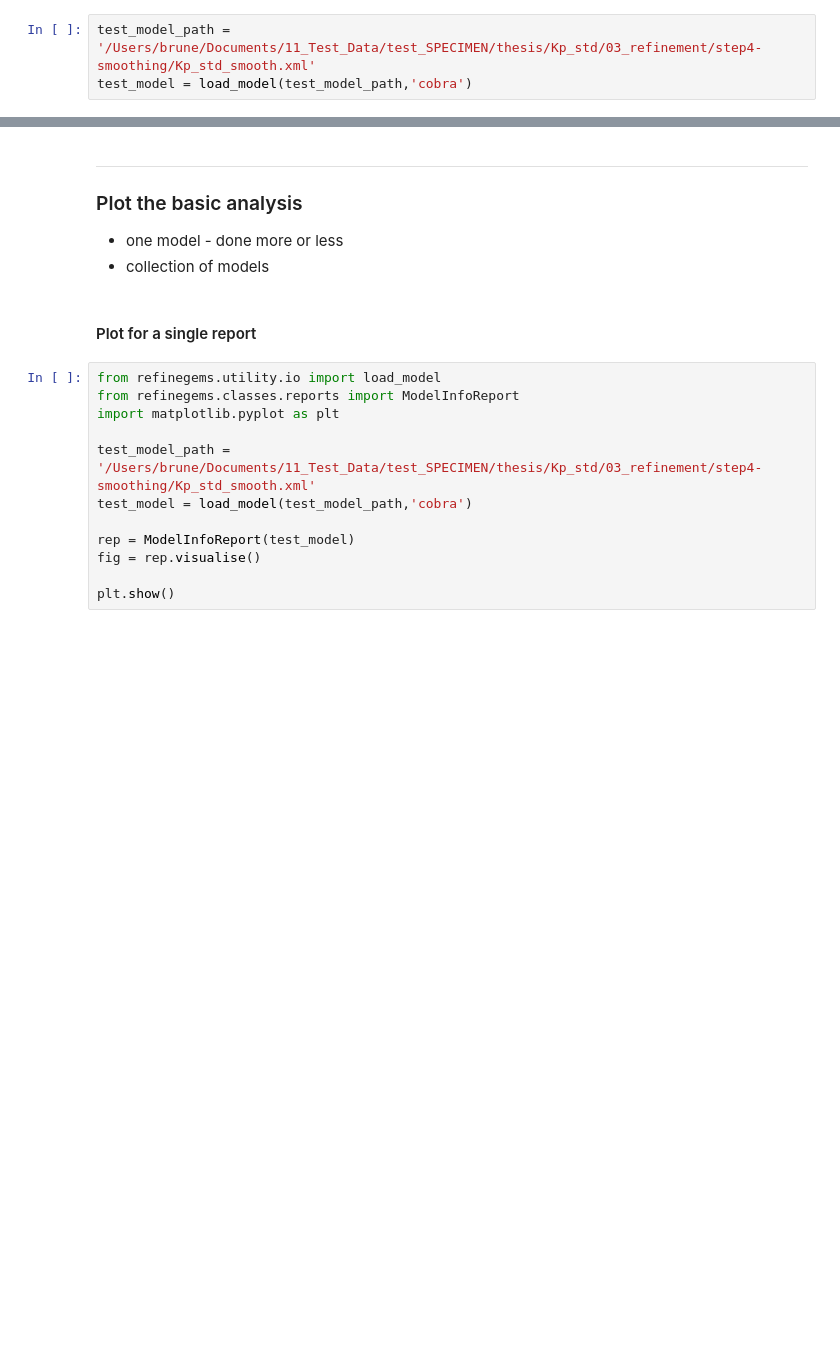
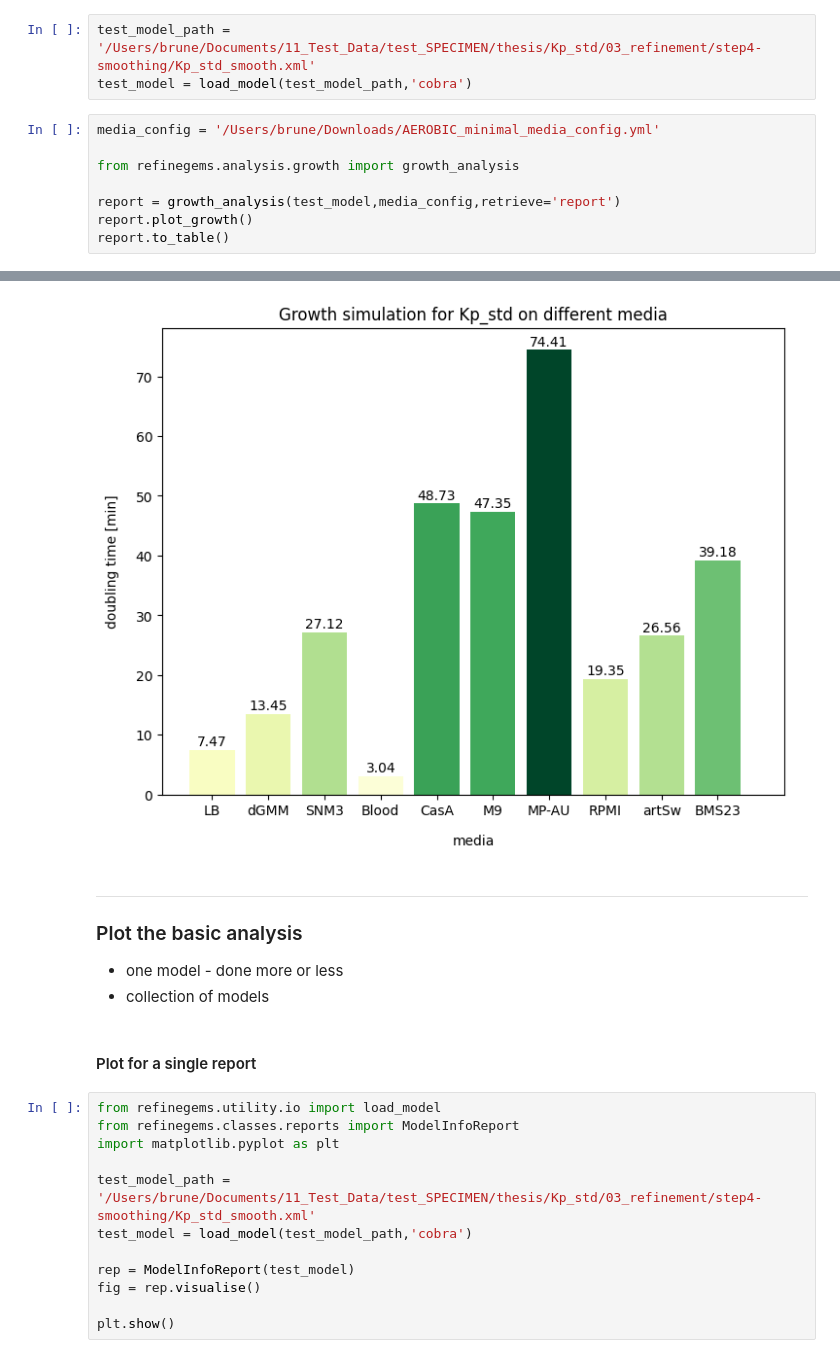
Before and after one commit to draeger-lab/refinegems, a Jupyter notebook: dev/CB_under_construction.ipynb, the cells around one changed output, grey strips where cells are left out. Saved outputs shown, nothing was run; the diff lists cells and outputs as text; blank space fills up the shorter version.

```diff
--- a/dev/CB_under_construction.ipynb
+++ b/dev/CB_under_construction.ipynb
@@ -7,3 +10,12 @@ from refinegems.utility.io import load_model
 # %%
 test_model_path = '/Users/brune/Documents/11_Test_Data/test_SPECIMEN/thesis/Kp_std/03_refinement/step4-smoothing/Kp_std_smooth.xml'
 test_model = load_model(test_model_path,'cobra')
+# %%
+media_config = '/Users/brune/Downloads/AEROBIC_minimal_media_config.yml'
+
+from refinegems.analysis.growth import growth_analysis
+
+report = growth_analysis(test_model,media_config,retrieve='report')
+report.plot_growth()
+report.to_table()
+# %% [output]
@@ -10,3 +33,4 @@ test_model = load_model(test_model_path,'cobra')
+[figure, added]
 # %% [markdown]
 -----
 ### Plot the basic analysis
```
Also changed, not shown: parts of 3 cells of this notebook, 2 other files.
